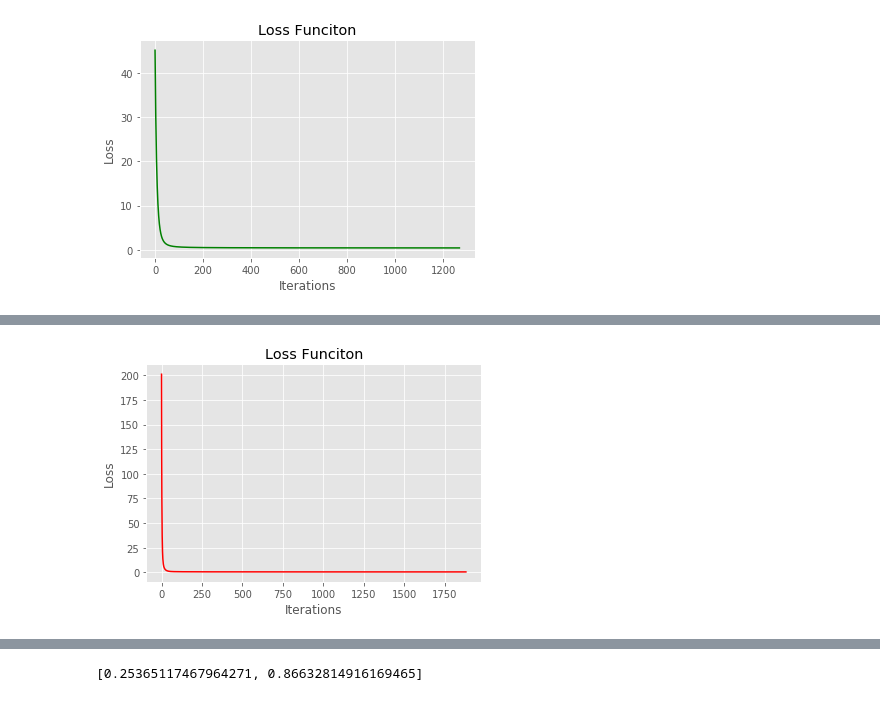
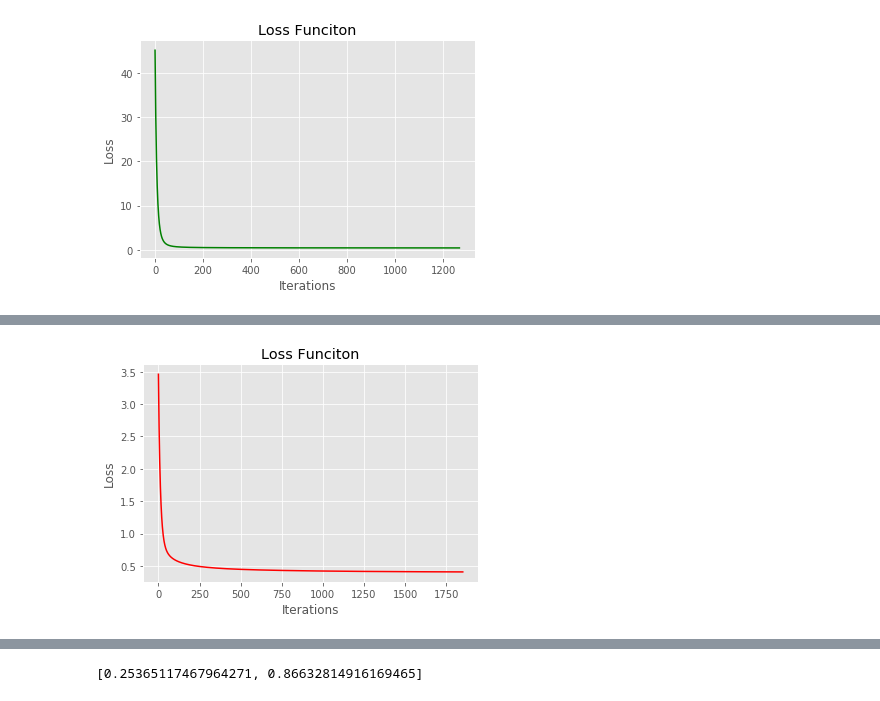
Before and after one commit to garvit-a/FODS---Project, a Jupyter notebook: FODS-A2.ipynb, the cells around one changed output, grey strips where cells are left out. Saved outputs shown, nothing was run; the diff lists cells and outputs as text; code cells hidden in the pictures.

```diff
--- a/FODS-A2.ipynb
+++ b/FODS-A2.ipynb
@@ -246,11 +246,11 @@ print(loss_gd_test)
 # %%
-plt.plot(losses_4, 'r')
+plt.plot(losses_4[20:], 'r')
 plt.xlabel('Iterations')
 plt.ylabel('Loss')
 plt.title('Loss Funciton')
 plt.show()
 # %% [output]
-[figure, old version]
+[figure, new version]
 # %%
 # Gradient Descent - polynomial of degree 5
 
```
Also changed, not shown: parts of 14 cells of this notebook.
